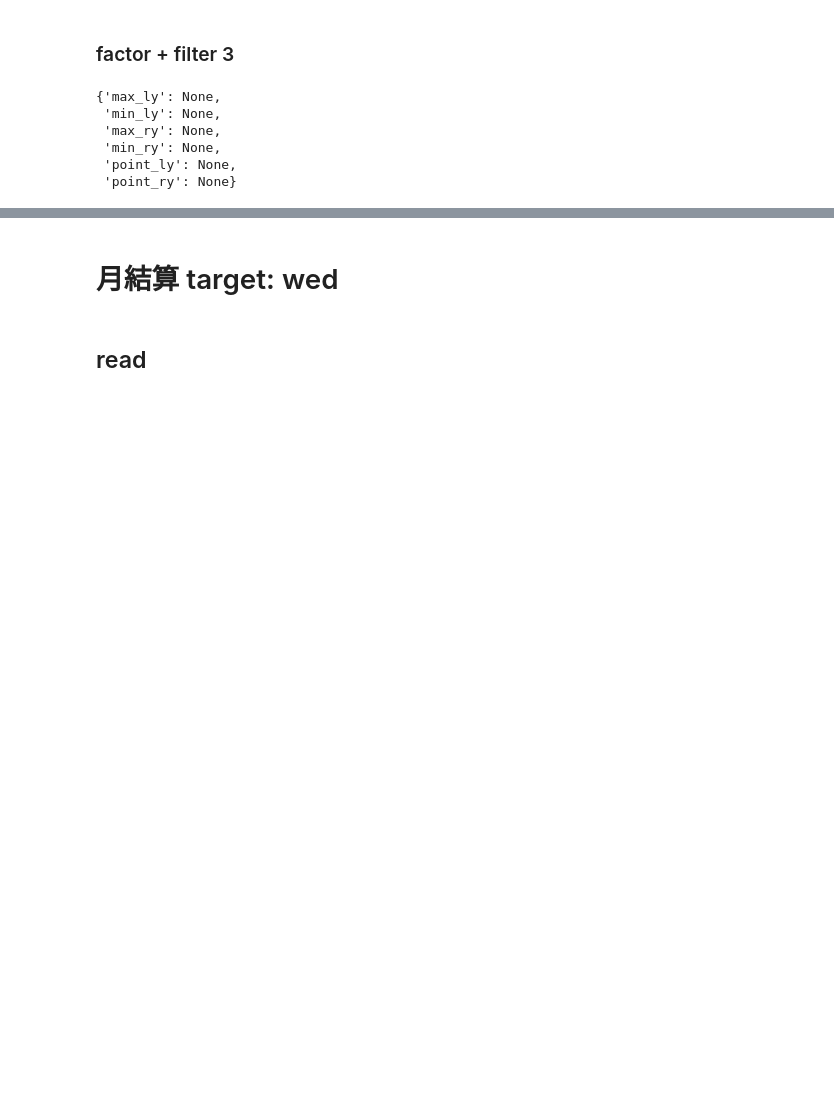
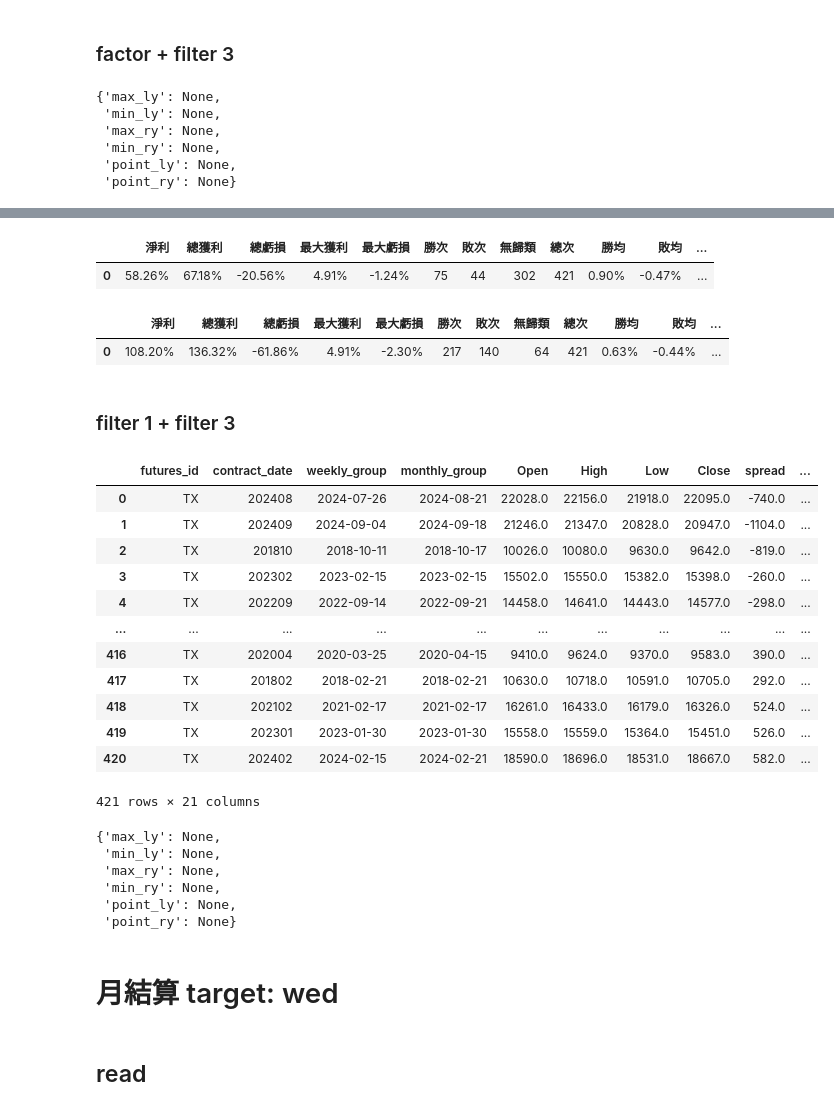
Before and after one commit to Xin95172/JimQuant, a Jupyter notebook: 台指期週趨勢影響開盤/main.ipynb, the cells around one changed output, grey strips where cells are left out. Saved outputs shown, nothing was run; the diff lists cells and outputs as text; code cells hidden in the pictures; blank space fills up the shorter version.

```diff
--- a/台指期週趨勢影響開盤/main.ipynb
+++ b/台指期週趨勢影響開盤/main.ipynb
@@ -2765,11 +2787,23 @@ main_df.dropna(subset = "factor", inplace = True)
 # %%
-"""split df"""
+"""first sort"""
+main_df = backtest_df.copy()
 
-main_df.sort_values("filter_3", ignore_index = True, inplace = True)
+main_df.sort_values("factor", ignore_index = True, inplace = True)
 mean = main_df["daily_ret"].mean()
 main_df["demeaned_daily_ret"] = main_df["daily_ret"] - mean
 main_df["cum_demeaned_daily_ret"] = main_df["demeaned_daily_ret"].cumsum()
-plot(main_df, "cum_demeaned_daily_ret", "index", "filter_3")
+plot(main_df, "cum_demeaned_daily_ret", ry = "factor")
+
+# Find index where indicator is closest to zero
+indicator_vals = main_df["factor"].to_numpy()
+zero_idx = int(np.abs(indicator_vals).argmin())
+
+# split
+main_df_left = main_df.loc[: zero_idx + 1].copy()  # factor < 0
+main_df_right = main_df.loc[zero_idx + 1: ].copy() # factor > 0
+
+plot(main_df_left, "cum_demeaned_daily_ret")
+plot(main_df_right, "cum_demeaned_daily_ret")
 # %% [output]
 {'max_ly': None,
  'min_ly': None,
@@ -2780,3 +2881,53 @@ plot(main_df, "cum_demeaned_daily_ret", "index", "filter_3")
+# %%
+"""不加沒用的 main_df_right"""
+perform = get_performance(backtest_df, "ret")
+plot(backtest_df, "cum_ret")
+perform
+# %% [output]
+|  | 淨利 | 總獲利 | 總虧損 | 最大獲利 | 最大虧損 | 勝次 | 敗次 | 無歸類 | 總次 | 勝均 | 敗均 | ... |
+| 0 | 58.26% | 67.18% | -20.56% | 4.91% | -1.24% | 75 | 44 | 302 | 421 | 0.90% | -0.47% | ... |
+# %%
+"""加上沒用的 main_df_right"""
+perform = get_performance(backtest_df, "ret")
+plot(backtest_df, "cum_ret")
+perform
+# %% [output]
+|  | 淨利 | 總獲利 | 總虧損 | 最大獲利 | 最大虧損 | 勝次 | 敗次 | 無歸類 | 總次 | 勝均 | 敗均 | ... |
+| 0 | 108.20% | 136.32% | -61.86% | 4.91% | -2.30% | 217 | 140 | 64 | 421 | 0.63% | -0.44% | ... |
+# %% [markdown]
+### filter 1 + filter 3
+# %%
+main_df
+# %% [output]
+|  | futures_id | contract_date | weekly_group | monthly_group | Open | High | Low | Close | spread | ... |
+| 0 | TX | 202408 | 2024-07-26 | 2024-08-21 | 22028.0 | 22156.0 | 21918.0 | 22095.0 | -740.0 | ... |
+| 1 | TX | 202409 | 2024-09-04 | 2024-09-18 | 21246.0 | 21347.0 | 20828.0 | 20947.0 | -1104.0 | ... |
+| 2 | TX | 201810 | 2018-10-11 | 2018-10-17 | 10026.0 | 10080.0 | 9630.0 | 9642.0 | -819.0 | ... |
+| 3 | TX | 202302 | 2023-02-15 | 2023-02-15 | 15502.0 | 15550.0 | 15382.0 | 15398.0 | -260.0 | ... |
+| 4 | TX | 202209 | 2022-09-14 | 2022-09-21 | 14458.0 | 14641.0 | 14443.0 | 14577.0 | -298.0 | ... |
+| ... | ... | ... | ... | ... | ... | ... | ... | ... | ... | ... |
+| 416 | TX | 202004 | 2020-03-25 | 2020-04-15 | 9410.0 | 9624.0 | 9370.0 | 9583.0 | 390.0 | ... |
+| 417 | TX | 201802 | 2018-02-21 | 2018-02-21 | 10630.0 | 10718.0 | 10591.0 | 10705.0 | 292.0 | ... |
+| 418 | TX | 202102 | 2021-02-17 | 2021-02-17 | 16261.0 | 16433.0 | 16179.0 | 16326.0 | 524.0 | ... |
+| 419 | TX | 202301 | 2023-01-30 | 2023-01-30 | 15558.0 | 15559.0 | 15364.0 | 15451.0 | 526.0 | ... |
+| 420 | TX | 202402 | 2024-02-15 | 2024-02-21 | 18590.0 | 18696.0 | 18531.0 | 18667.0 | 582.0 | ... |
+421 rows × 21 columns
+# %%
+"""first sort"""
+main_df = backtest_df.copy()
+
+main_df.sort_values("filter_1", ignore_index = True, inplace = True)
+mean = main_df["daily_ret"].mean()
+main_df["demeaned_daily_ret"] = main_df["daily_ret"] - mean
+main_df["cum_demeaned_daily_ret"] = main_df["demeaned_daily_ret"].cumsum()
+plot(main_df, "cum_demeaned_daily_ret", ry = "filter_1")
+# %% [output]
+{'max_ly': None,
+ 'min_ly': None,
+ 'max_ry': None,
+ 'min_ry': None,
+ 'point_ly': None,
+ 'point_ry': None}
 # %% [markdown]
 # 月結算 target: wed
 # %% [markdown]
```
Also changed, not shown: parts of 24 cells of this notebook.
